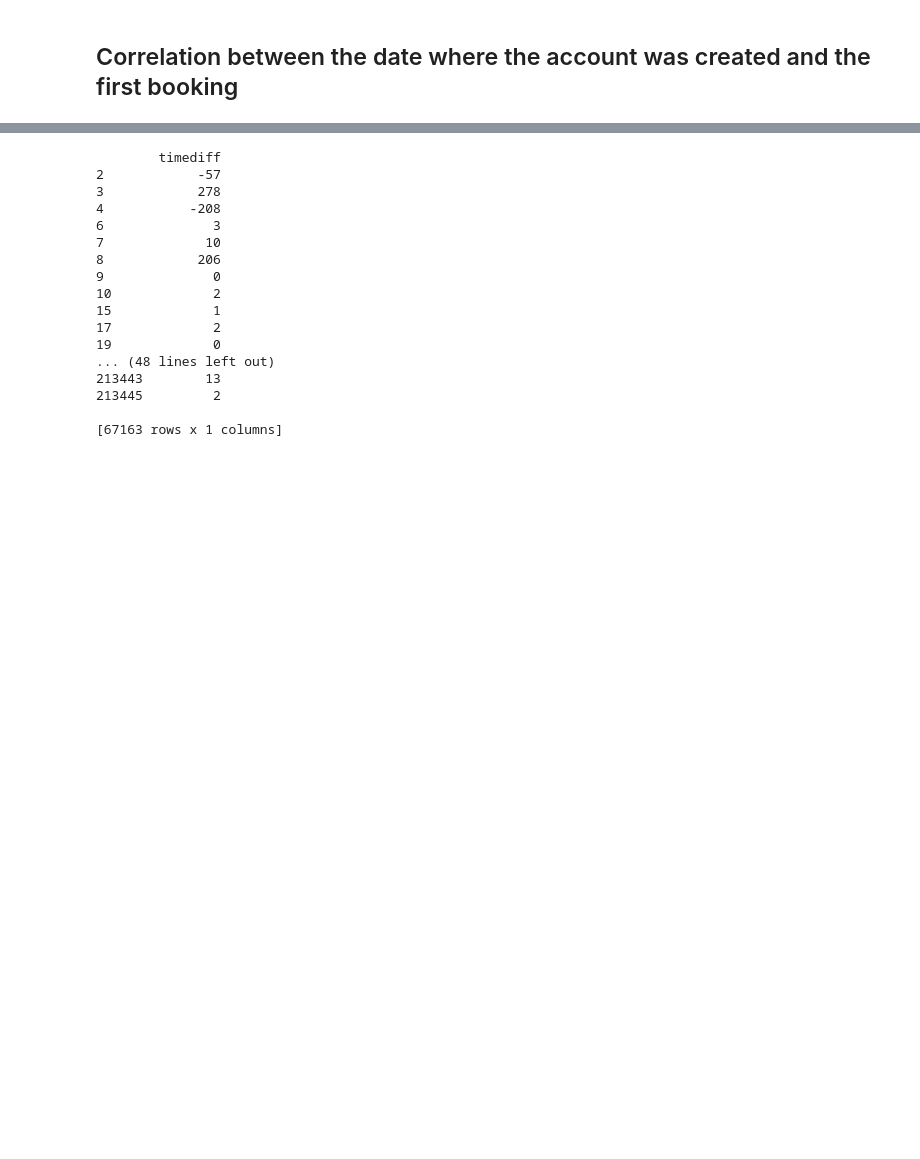
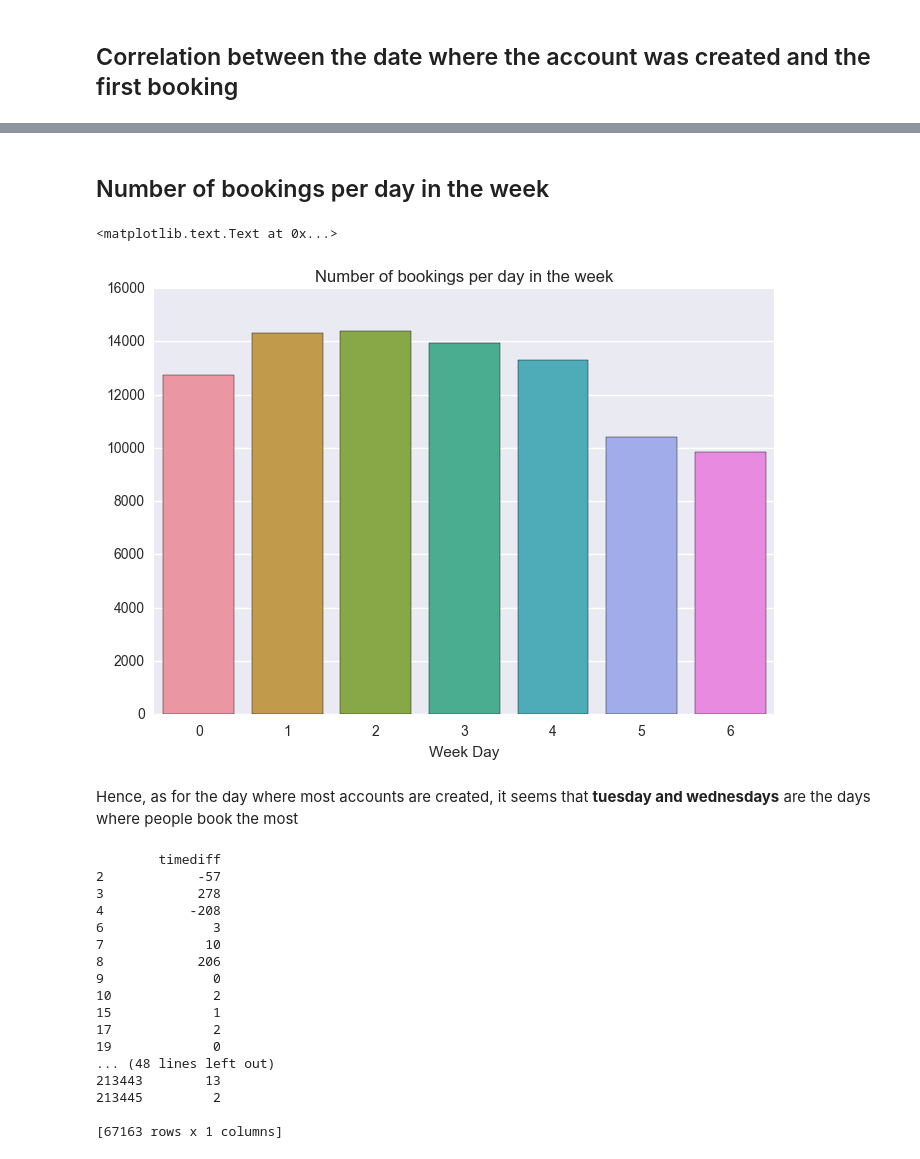
Before and after one commit to mgelsm/Airbnb_predictions, a Jupyter notebook: 1. Preprocessing train_user.ipynb, the cells around one changed output, grey strips where cells are left out. Saved outputs shown, nothing was run; the diff lists cells and outputs as text; code cells hidden in the pictures; blank space fills up the shorter version.

```diff
--- a/1. Preprocessing train_user.ipynb
+++ b/1. Preprocessing train_user.ipynb
@@ -343,3 +349,19 @@ df_timecorr['date_first_booking'] = df_timecorr.apply(convert_time, axis=1)
+# %% [markdown]
+## Number of bookings per day in the week
+# %%
+weekday = []
+for date in df_timecorr.date_first_booking:
+    weekday.append(date.weekday())
+weekday = pd.Series(weekday)
+# %%
+sns.barplot(x = weekday.value_counts().index, y=weekday.value_counts().values)
+plt.xlabel('Week Day')
+plt.title(s='Number of bookings per day in the week')
+# %% [output]
+<matplotlib.text.Text at 0x...>
+[figure, added]
+# %% [markdown]
+Hence, as for the day where most accounts are created, it seems that **tuesday and wednesdays** are the days where people book the most
 # %%
 timediff = pd.DataFrame({'timediff': []})
 #for i in df_timecorr.index:
```
Also changed, not shown: parts of 7 cells of this notebook.
